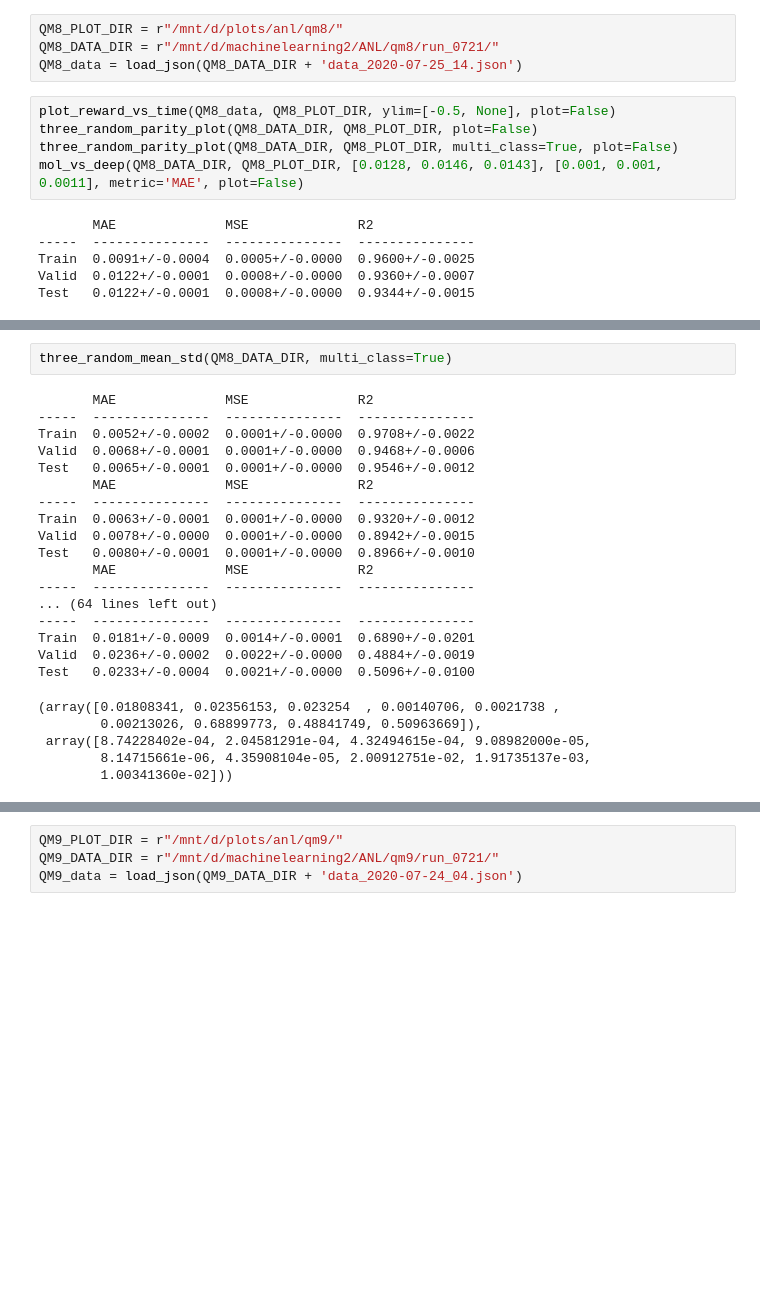
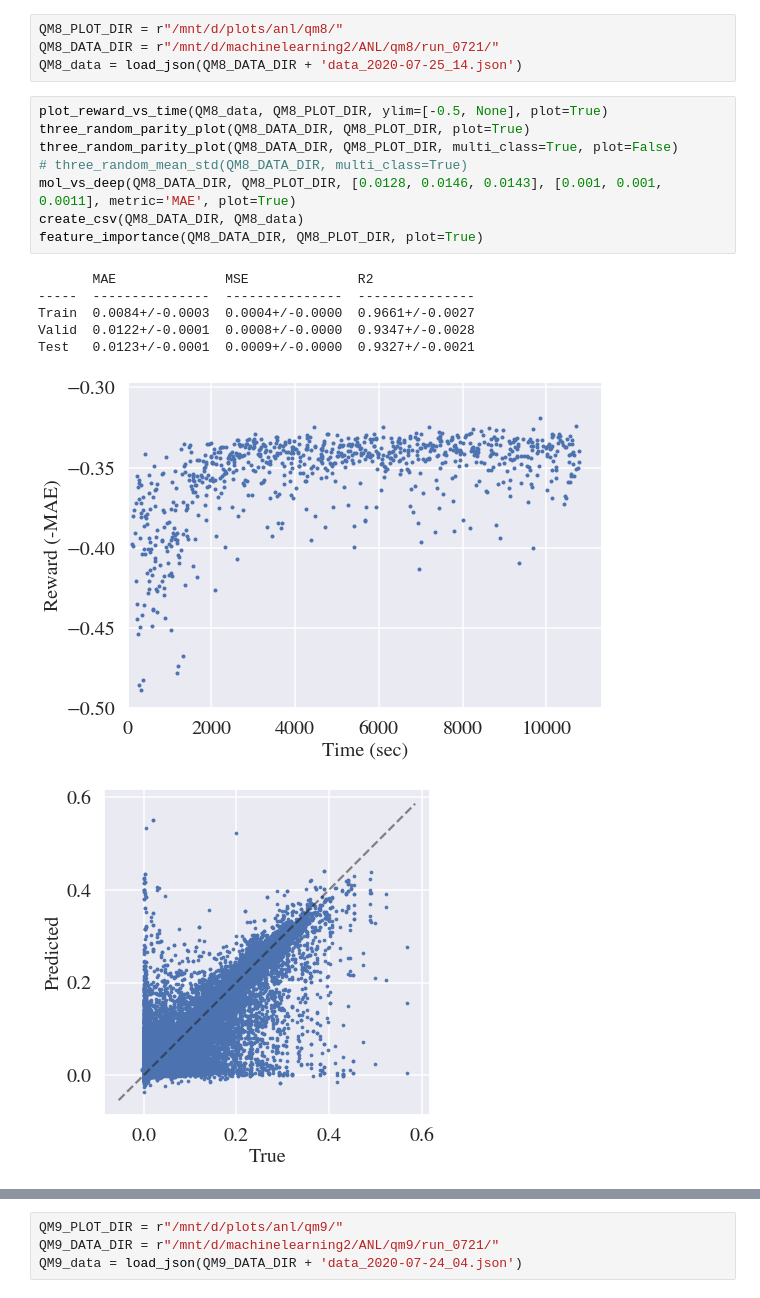
Before and after one commit to sjiang87/molnet, a Jupyter notebook: analysis.ipynb, the cells around one changed output, grey strips where cells are left out. Saved outputs shown, nothing was run; the diff lists cells and outputs as text; blank space fills up the shorter version.

```diff
--- a/analysis.ipynb
+++ b/analysis.ipynb
@@ -184,13 +200,18 @@ QM8_PLOT_DIR = r"/mnt/d/plots/anl/qm8/"
 QM8_DATA_DIR = r"/mnt/d/machinelearning2/ANL/qm8/run_0721/"
 QM8_data = load_json(QM8_DATA_DIR + 'data_2020-07-25_14.json')
 # %%
-plot_reward_vs_time(QM8_data, QM8_PLOT_DIR, ylim=[-0.5, None], plot=False)
-three_random_parity_plot(QM8_DATA_DIR, QM8_PLOT_DIR, plot=False)
+plot_reward_vs_time(QM8_data, QM8_PLOT_DIR, ylim=[-0.5, None], plot=True)
+three_random_parity_plot(QM8_DATA_DIR, QM8_PLOT_DIR, plot=True)
 three_random_parity_plot(QM8_DATA_DIR, QM8_PLOT_DIR, multi_class=True, plot=False)
-mol_vs_deep(QM8_DATA_DIR, QM8_PLOT_DIR, [0.0128, 0.0146, 0.0143], [0.001, 0.001, 0.0011], metric='MAE', plot=False)
+# three_random_mean_std(QM8_DATA_DIR, multi_class=True)
+mol_vs_deep(QM8_DATA_DIR, QM8_PLOT_DIR, [0.0128, 0.0146, 0.0143], [0.001, 0.001, 0.0011], metric='MAE', plot=True)
+create_csv(QM8_DATA_DIR, QM8_data)
+feature_importance(QM8_DATA_DIR, QM8_PLOT_DIR, plot=True)
 # %% [output]
        MAE              MSE              R2
 -----  ---------------  ---------------  ---------------
-Train  0.0091+/-0.0004  0.0005+/-0.0000  0.9600+/-0.0025
-Valid  0.0122+/-0.0001  0.0008+/-0.0000  0.9360+/-0.0007
-Test   0.0122+/-0.0001  0.0008+/-0.0000  0.9344+/-0.0015
+Train  0.0084+/-0.0003  0.0004+/-0.0000  0.9661+/-0.0027
+Valid  0.0122+/-0.0001  0.0008+/-0.0000  0.9347+/-0.0028
+Test   0.0123+/-0.0001  0.0009+/-0.0000  0.9327+/-0.0021
+[figure, added]
+[figure, added]
@@ -197,26 +220 @@ Test   0.0122+/-0.0001  0.0008+/-0.0000  0.9344+/-0.0015
-# %%
-three_random_mean_std(QM8_DATA_DIR, multi_class=True)
-# %% [output]
-       MAE              MSE              R2
------  ---------------  ---------------  ---------------
-Train  0.0052+/-0.0002  0.0001+/-0.0000  0.9708+/-0.0022
-Valid  0.0068+/-0.0001  0.0001+/-0.0000  0.9468+/-0.0006
-Test   0.0065+/-0.0001  0.0001+/-0.0000  0.9546+/-0.0012
-       MAE              MSE              R2
------  ---------------  ---------------  ---------------
-Train  0.0063+/-0.0001  0.0001+/-0.0000  0.9320+/-0.0012
-Valid  0.0078+/-0.0000  0.0001+/-0.0000  0.8942+/-0.0015
-Test   0.0080+/-0.0001  0.0001+/-0.0000  0.8966+/-0.0010
-       MAE              MSE              R2
------  ---------------  ---------------  ---------------
-... (64 lines left out)
------  ---------------  ---------------  ---------------
-Train  0.0181+/-0.0009  0.0014+/-0.0001  0.6890+/-0.0201
-Valid  0.0236+/-0.0002  0.0022+/-0.0000  0.4884+/-0.0019
-Test   0.0233+/-0.0004  0.0021+/-0.0000  0.5096+/-0.0100
-(array([0.01808341, 0.02356153, 0.023254  , 0.00140706, 0.0021738 ,
-        0.00213026, 0.68899773, 0.48841749, 0.50963669]),
- array([8.74228402e-04, 2.04581291e-04, 4.32494615e-04, 9.08982000e-05,
-        8.14715661e-06, 4.35908104e-05, 2.00912751e-02, 1.91735137e-03,
-        1.00341360e-02]))
 # %% [markdown]
```
Also changed, not shown: parts of 35 cells of this notebook.
